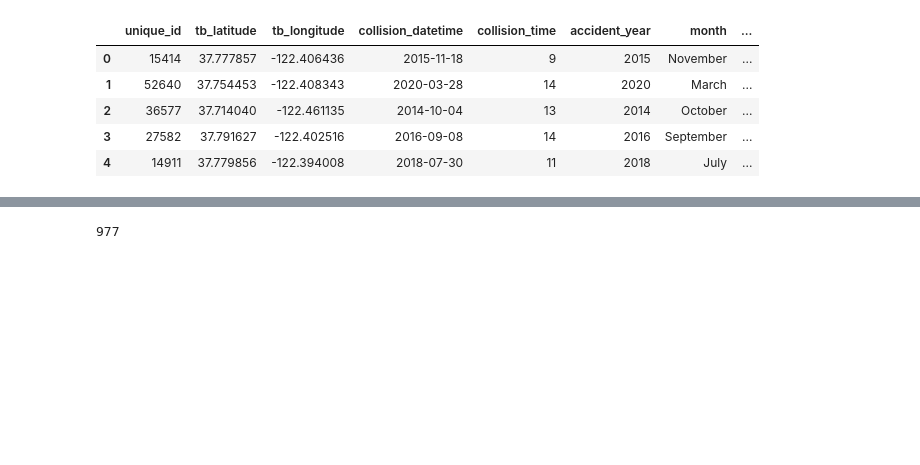
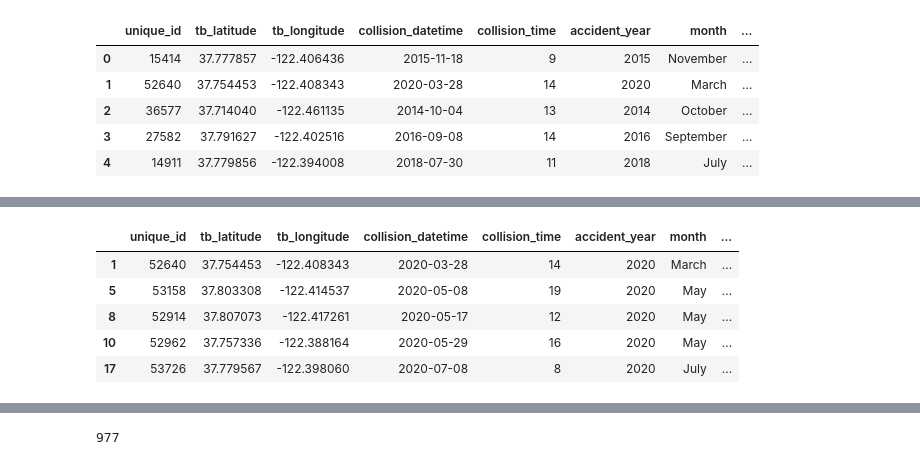
Before and after one commit to aarononward/traffic_collision_analysis, a Jupyter notebook: data/traffic_collision_ETL.ipynb, the cells around one changed output, grey strips where cells are left out. Saved outputs shown, nothing was run; the diff lists cells and outputs as text; code cells hidden in the pictures; blank space fills up the shorter version.

```diff
--- a/data/traffic_collision_ETL.ipynb
+++ b/data/traffic_collision_ETL.ipynb
@@ -214,0 +280,9 @@ df_final.head()
+# %%
+during_covid_data.head()
+# %% [output]
+|  | unique_id | tb_latitude | tb_longitude | collision_datetime | collision_time | accident_year | month | ... |
+| 1 | 52640 | 37.754453 | -122.408343 | 2020-03-28 | 14 | 2020 | March | ... |
+| 5 | 53158 | 37.803308 | -122.414537 | 2020-05-08 | 19 | 2020 | May | ... |
+| 8 | 52914 | 37.807073 | -122.417261 | 2020-05-17 | 12 | 2020 | May | ... |
+| 10 | 52962 | 37.757336 | -122.388164 | 2020-05-29 | 16 | 2020 | May | ... |
+| 17 | 53726 | 37.779567 | -122.398060 | 2020-07-08 | 8 | 2020 | July | ... |
```
Also changed, not shown: parts of 9 cells of this notebook, 3 other files.
